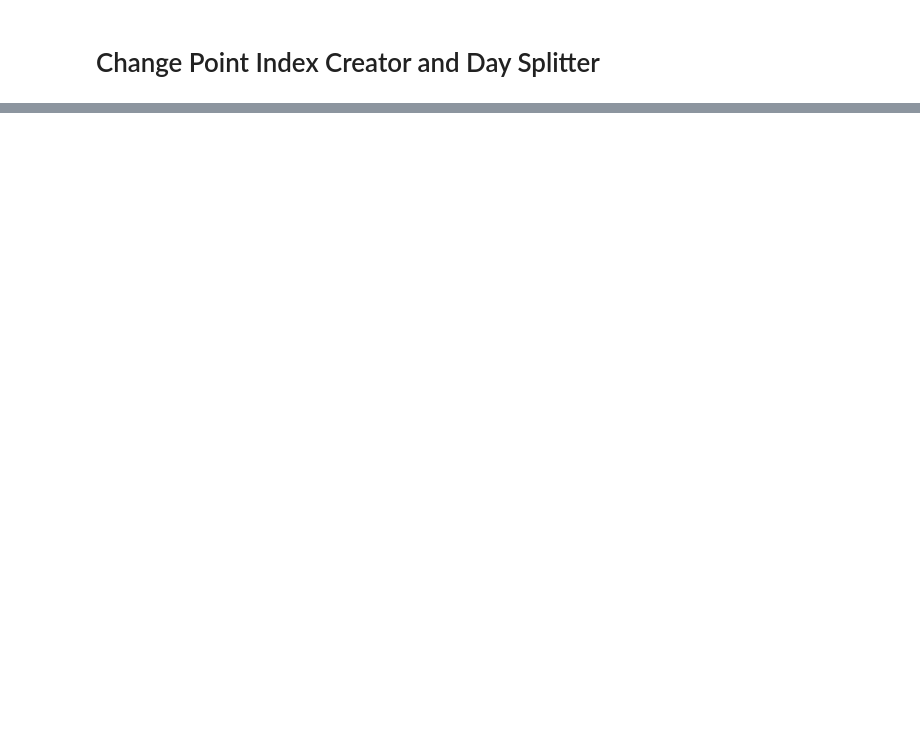
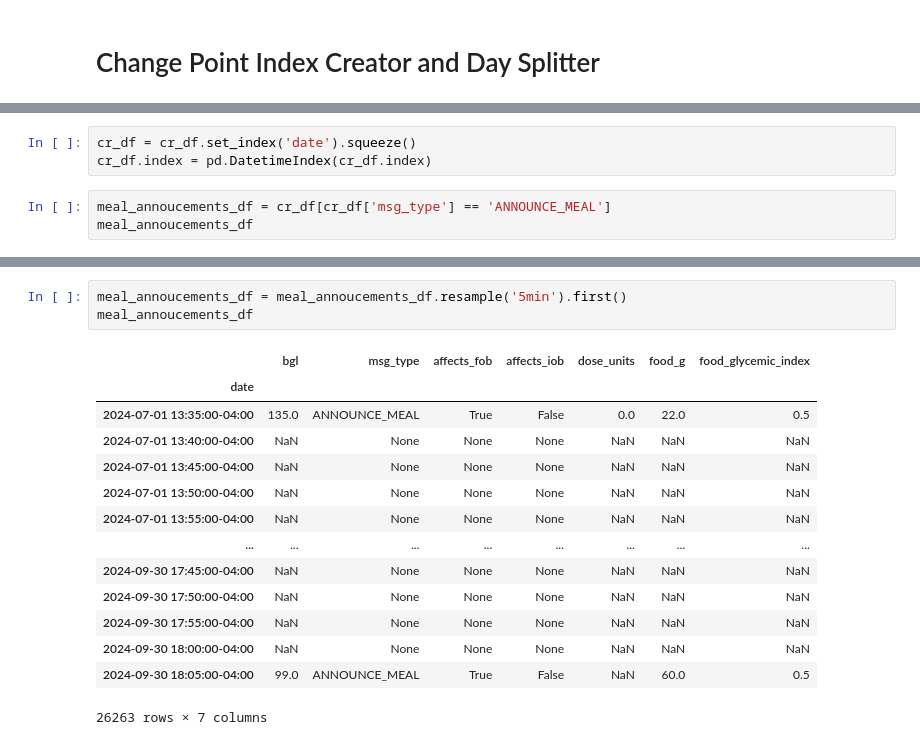
Before and after one commit to RobotPsychologist/bg_control, a Jupyter notebook: 0_meal_identification/meal_identification/notebooks/1.01-cjr-change-point-index-creator.ipynb, the cells around one changed output, grey strips where cells are left out. Drawn from its saved outputs; the diff is of its cells as text; blank space fills up the shorter version.

```diff
--- a/0_meal_identification/meal_identification/notebooks/1.01-cjr-change-point-index-creator.ipynb
+++ b/0_meal_identification/meal_identification/notebooks/1.01-cjr-change-point-index-creator.ipynb
@@ -82,0 +50,6 @@ cr_df[cr_df['msg_type'] == 'ANNOUNCE_MEAL']
+# %%
+cr_df = cr_df.set_index('date').squeeze()
+cr_df.index = pd.DatetimeIndex(cr_df.index)
+# %%
+meal_annoucements_df = cr_df[cr_df['msg_type'] == 'ANNOUNCE_MEAL']
+meal_annoucements_df
@@ -82,0 +71,18 @@ cr_df[cr_df['msg_type'] == 'ANNOUNCE_MEAL']
+# %%
+meal_annoucements_df = meal_annoucements_df.resample('5min').first()
+meal_annoucements_df
+# %% [output]
+|  | bgl | msg_type | affects_fob | affects_iob | dose_units | food_g | food_glycemic_index |
+| date |  |  |  |  |  |  |  |
+| 2024-07-01 13:35:00-04:00 | 135.0 | ANNOUNCE_MEAL | True | False | 0.0 | 22.0 | 0.5 |
+| 2024-07-01 13:40:00-04:00 | NaN | None | None | None | NaN | NaN | NaN |
+| 2024-07-01 13:45:00-04:00 | NaN | None | None | None | NaN | NaN | NaN |
+| 2024-07-01 13:50:00-04:00 | NaN | None | None | None | NaN | NaN | NaN |
+| 2024-07-01 13:55:00-04:00 | NaN | None | None | None | NaN | NaN | NaN |
+| ... | ... | ... | ... | ... | ... | ... | ... |
+| 2024-09-30 17:45:00-04:00 | NaN | None | None | None | NaN | NaN | NaN |
+| 2024-09-30 17:50:00-04:00 | NaN | None | None | None | NaN | NaN | NaN |
+| 2024-09-30 17:55:00-04:00 | NaN | None | None | None | NaN | NaN | NaN |
+| 2024-09-30 18:00:00-04:00 | NaN | None | None | None | NaN | NaN | NaN |
+| 2024-09-30 18:05:00-04:00 | 99.0 | ANNOUNCE_MEAL | True | False | NaN | 60.0 | 0.5 |
+26263 rows × 7 columns
```
Also changed, not shown: parts of 9 cells of this notebook.
